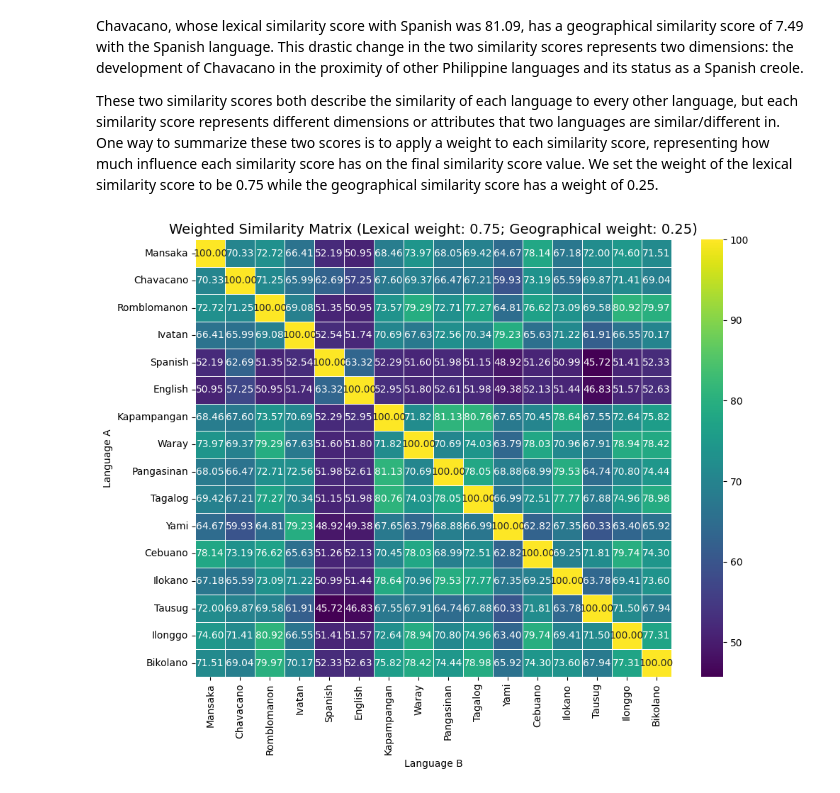
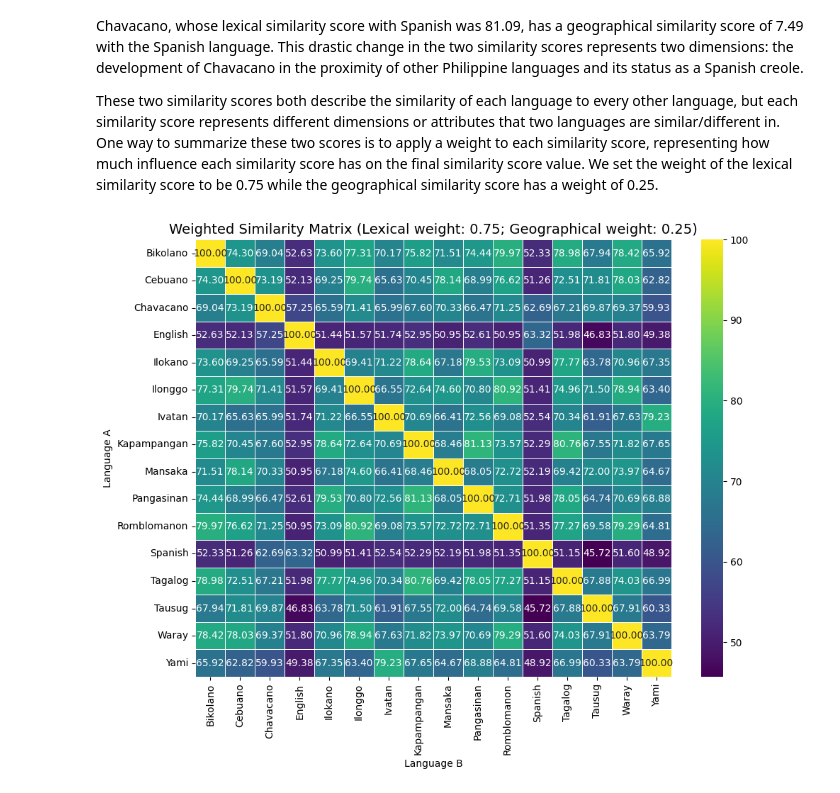
Before and after one commit to xandreiAThome/philippine-language-clustering, a Jupyter notebook: geographical-clustering.ipynb, the cells around one changed output. Cells and saved outputs as stored; diff of their text form; code cells hidden in the pictures.

```diff
--- a/geographical-clustering.ipynb
+++ b/geographical-clustering.ipynb
@@ -70,23 +70,42 @@ This matrix also captures important data that was missing from the lexical simil
 
 These two similarity scores both describe the similarity of each language to every other language, but each similarity score represents different dimensions or attributes that two languages are similar/different in. One way to summarize these two scores is to apply a weight to each similarity score, representing how much influence each similarity score has on the final similarity score value. We set the weight of the lexical similarity score to be 0.75 while the geographical similarity score has a weight of 0.25.
 # %%
-from pathlib import Path
+lex_csv_data = """
+,Bikolano,Cebuano,Chavacano,English,Ilokano,Ilonggo,Ivatan,Kapampangan,Mansaka,Pangasinan,Romblomanon,Spanish,Tagalog,Tausug,Waray,Yami
+Bikolano,100,78.24448414,73.13892489,67.37056297,73.54285479,78.14936806,74.54024176,76.87758815,76.62861237,75.55509239,78.24508864,67.18943689,78.90078314,73.03841473,78.30535036,70.73709295
+Cebuano,78.24448414,100,72.06281526,66.83794336,74.90118385,80.36155195,73.34305135,76.29371644,77.12851527,74.83384917,79.70167274,65.86149695,77.92324809,72.84622092,80.13344827,70.6507277
+Chavacano,73.13892489,72.06281526,100,73.65920998,70.7408352,71.93449908,74.56779944,73.01314192,70.87954378,72.03660605,74.17177678,81.09287359,71.63839324,64.2883581,72.14633623,67.41702642
+English,67.37056297,66.83794336,73.65920998,100,65.70332587,66.0256516,66.00789201,67.7211275,65.30979793,67.2584132,65.14923786,70.19502187,66.46237879,59.77936551,66.32687257,62.81997263
+Ilokano,73.54285479,74.90118385,70.7408352,65.70332587,100,72.0716639,72.8281539,74.28182495,73.81633726,74.68594674,74.10350457,65.32342458,74.47885555,69.21257977,74.08906793,70.00318451
+Ilonggo,78.14936806,80.36155195,71.93449908,66.0256516,72.0716639,100,72.7198065,76.10764557,77.23074628,74.31115261,80.12247675,66.00610864,77.61520587,74.20160372,78.33470898,69.86429015
+Ivatan,74.54024176,73.34305135,74.56779944,66.00789201,72.8281539,72.7198065,100,73.15689761,75.34423172,74.78947583,74.45630303,67.32780765,73.47169013,69.74623936,73.46991245,77.62727128
+Kapampangan,76.87758815,76.29371644,73.01314192,67.7211275,74.28182495,76.10764557,73.15689761,100,75.42400908,76.83348766,74.45497297,67.06036491,77.90239536,73.80455621,75.40226513,71.16426533
+Mansaka,76.62861237,77.12851527,70.87954378,65.30979793,73.81633726,77.23074628,75.34423172,75.42400908,100,75.23922203,77.26569073,67.14372109,75.77876428,74.82870633,76.86859268,73.95234402
+Pangasinan,75.55509239,74.83384917,72.03660605,67.2584132,74.68594674,74.31115261,74.78947583,76.83348766,75.23922203,100,74.11543699,66.63762844,75.48384248,70.5532093,74.337498,72.0955431
+Romblomanon,78.24508864,79.70167274,74.17177678,65.14923786,74.10350457,80.12247675,74.45630303,74.45497297,77.26569073,74.11543699,100,65.89609494,77.27592028,73.53362709,79.57310767,70.36985024
+Spanish,67.18943689,65.86149695,81.09287359,70.19502187,65.32342458,66.00610864,67.32780765,67.06036491,67.14372109,66.63762844,65.89609494,100,65.56781954,58.46702748,66.2614732,62.46418784
+Tagalog,78.90078314,77.92324809,71.63839324,66.46237879,74.47885555,77.61520587,73.47169013,77.90239536,75.77876428,75.48384248,77.27592028,65.56781954,100,73.56106683,76.77035227,71.02159684
+Tausug,73.03841473,72.84622092,64.2883581,59.77936551,69.21257977,74.20160372,69.74623936,73.80455621,74.82870633,70.5532093,73.53362709,58.46702748,73.56106683,100,71.92996522,68.48703593
+Waray,78.30535036,80.13344827,72.14633623,66.32687257,74.08906793,78.33470898,73.46991245,75.40226513,76.86859268,74.337498,79.57310767,66.2614732,76.77035227,71.92996522,100,69.78768495
+Yami,70.73709295,70.6507277,67.41702642,62.81997263,70.00318451,69.86429015,77.62727128,71.16426533,73.95234402,72.0955431,70.36985024,62.46418784,71.02159684,68.48703593,69.78768495,100
+"""
 
-lex_sim_matrix = pd.read_csv("data/lexical_similarity_matrix.csv", index_col=0)
+lex_data_file = io.StringIO(lex_csv_data)
+lex_sim_matrix = pd.read_csv(lex_data_file, index_col=0)
 
 percent_lex = 0.75
 
 weighted_sim_matrix = lex_sim_matrix * percent_lex + (1 - percent_lex) * geo_sim_matrix
 
 plt.figure(figsize=(10, 8))
 sns.heatmap(weighted_sim_matrix.astype(float), annot=True, cmap="viridis", fmt=".2f", linewidths=.5)
-plt.title(f"Weighted Similarity Matrix (Lexical weight: {percent_lex}; Geographical weight: {1 - percent_lex})", fontsize=14)
+plt.title(f"Weighted Similarity Matrix (Lexical weight: {percent_lex:.2f}; Geographical weight: {(1 - percent_lex):.2f})", fontsize=14)
 plt.xlabel("Language B")
 plt.ylabel("Language A")
 plt.tight_layout()
 plt.show()
 # %% [output]
-[figure, old version]
+[figure, new version]
 # %%
 from scipy.cluster.hierarchy import linkage, dendrogram
 from scipy.spatial.distance import squareform
```
Also changed, not shown: parts of 5 cells of this notebook, 3 other files.
